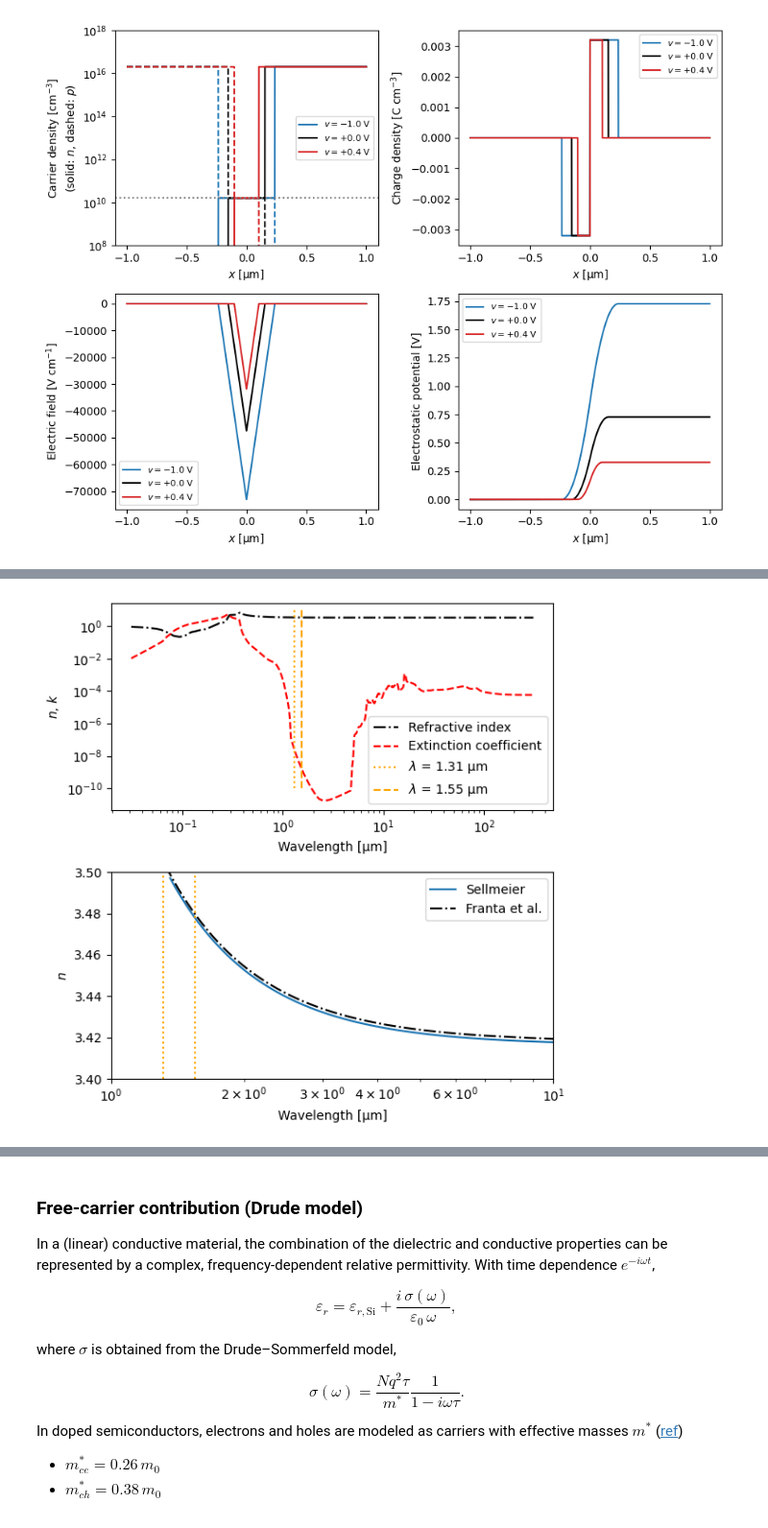
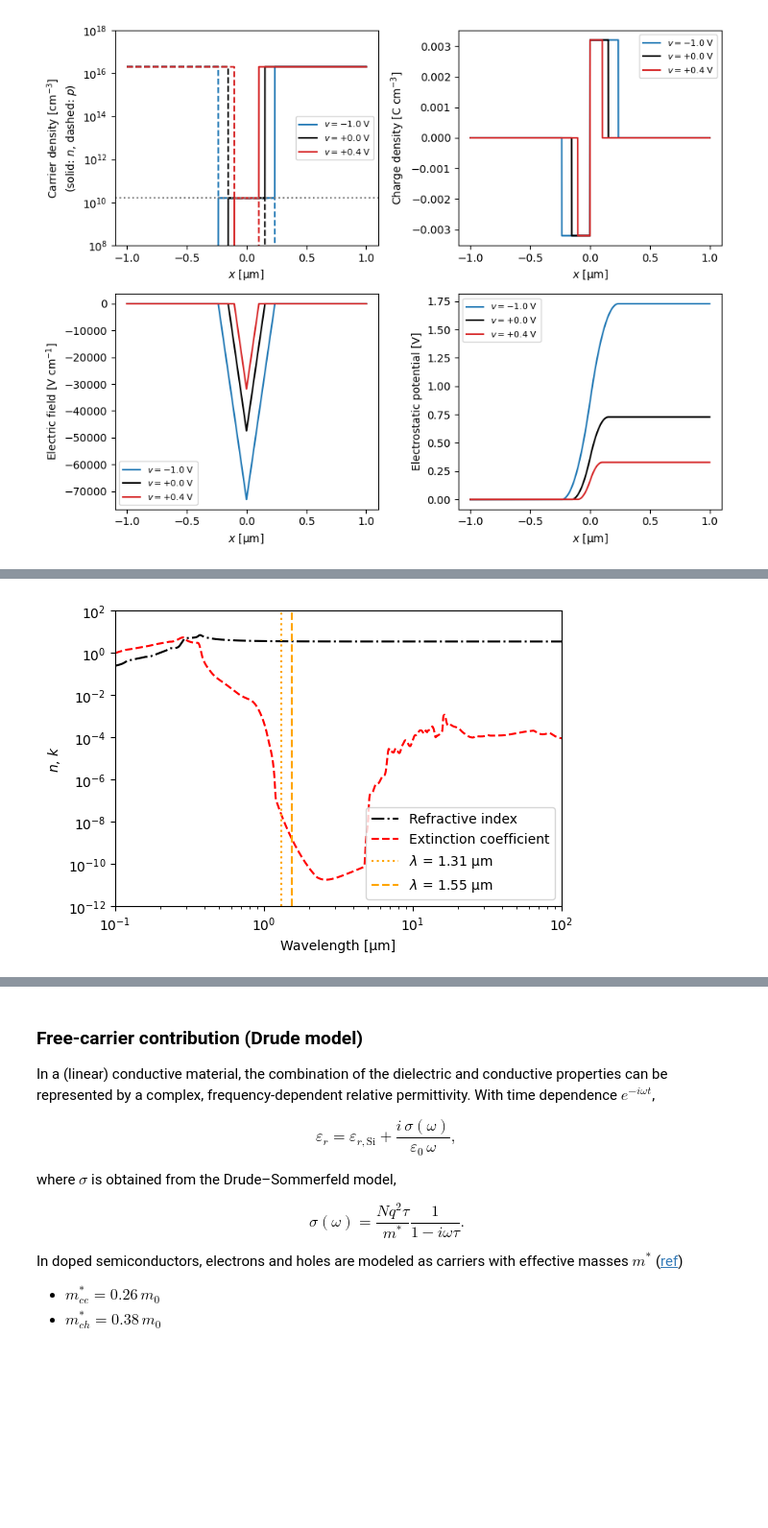
Before and after one commit to EpsilonForge/PhotonicModulatorModels, a Jupyter notebook: pn_junction_phase_shifter.ipynb, the cells around one changed output, grey strips where cells are left out. Shown at 96% size. Cells and saved outputs as stored; diff of their text form; code cells hidden in the pictures; blank space fills up the shorter version.

```diff
--- a/pn_junction_phase_shifter.ipynb
+++ b/pn_junction_phase_shifter.ipynb
@@ -233,44 +170,24 @@ if not os.path.exists(FRANTA_FILE):
 
 wl_um, n_si = np.loadtxt(FRANTA_FILE, delimiter=",", skiprows=1, usecols=(0, 1), unpack=True, max_rows=4001)
 wl_um, k_si = np.loadtxt(FRANTA_FILE, delimiter=",", skiprows=4004, usecols=(0, 1), unpack=True, max_rows=4001)
-# %%
-# Sellmeier equation for silicon in the range 1.36-11 um (Fundamentals of Photonics)
-SELLMEIER_LAMBDA_UM = np.array([0.3015, 1.1347, 1104.0])
-SELLMEIER_CHI = np.array([10.6684, 0.0030, 1.5413])
-
-
-def sellmeier_eps_r(wavelength_um):
-    """Relative permittivity n^2 = 1 + sum_k chi_k / (1 - (lambda_k / lambda)^2)."""
-    wavelength_um = np.atleast_1d(wavelength_um)[:, None]
-    return 1 + np.sum(SELLMEIER_CHI / (1 - (SELLMEIER_LAMBDA_UM / wavelength_um)**2), axis=1)
-
-
-wl_sellmeier_um = np.logspace(np.log10(1.36), np.log10(11), 100)
-
-fig, axs = plt.subplots(2, 1, figsize=(6, 6))
-axs[0].plot(wl_um, n_si, "-.", color="black", label="Refractive index")
-axs[0].plot(wl_um, k_si, "--", color="red", label="Extinction coefficient")
-axs[0].set_xscale("log")
-axs[0].set_yscale("log")
-axs[0].set_xlabel("Wavelength [µm]")
-axs[0].set_ylabel(r"$n$, $k$")
-axs[0].vlines([1.31], ymin=1e-10, ymax=10, color="orange", linestyle=":", label=r"$\lambda$ = 1.31 µm")
-axs[0].vlines([1.55], ymin=1e-10, ymax=10, color="orange", linestyle="--", label=r"$\lambda$ = 1.55 µm")
-axs[0].legend()
-
-axs[1].plot(wl_sellmeier_um, np.sqrt(sellmeier_eps_r(wl_sellmeier_um)), label="Sellmeier")
-axs[1].plot(wl_um, n_si, "-.", color="black", label="Franta et al.")
-axs[1].set_xscale("log")
-axs[1].set_xlabel("Wavelength [µm]")
-axs[1].set_xlim(1, 10)
-axs[1].set_ylim(3.4, 3.5)
-axs[1].set_ylabel(r"$n$")
-axs[1].vlines([1.31, 1.55], ymin=3.4, ymax=3.5, color="orange", linestyle=":")
-axs[1].legend()
-fig.tight_layout()
-plt.show()
-# %% [output]
-[figure, removed]
+# %%
+plt.figure(figsize=(6, 4))
+plt.plot(wl_um, n_si, "-.", color="black", label="Refractive index")
+plt.plot(wl_um, k_si, "--", color="red", label="Extinction coefficient")
+plt.xlim(0.1, 100)
+plt.ylim(1e-12, 1e2)
+plt.xscale("log")
+plt.yscale("log")
+plt.xlabel("Wavelength [µm]")
+plt.ylabel(r"$n$, $k$")
+plt.vlines([1.31], ymin=1e-12, ymax=1e2, color="orange", linestyle=":", label=r"$\lambda$ = 1.31 µm")
+plt.vlines([1.55], ymin=1e-12, ymax=1e2, color="orange", linestyle="--", label=r"$\lambda$ = 1.55 µm")
+plt.legend()
+
+fig.tight_layout()
+plt.show()
+# %% [output]
+[figure, added]
 # %%
 # Relative permittivity of silicon from the different sources
 # Optical value used below: Franta et al. at the operating wavelength, eps_r = (n + ik)^2
```
Also changed, not shown: parts of 11 cells of this notebook, 1 other file.
